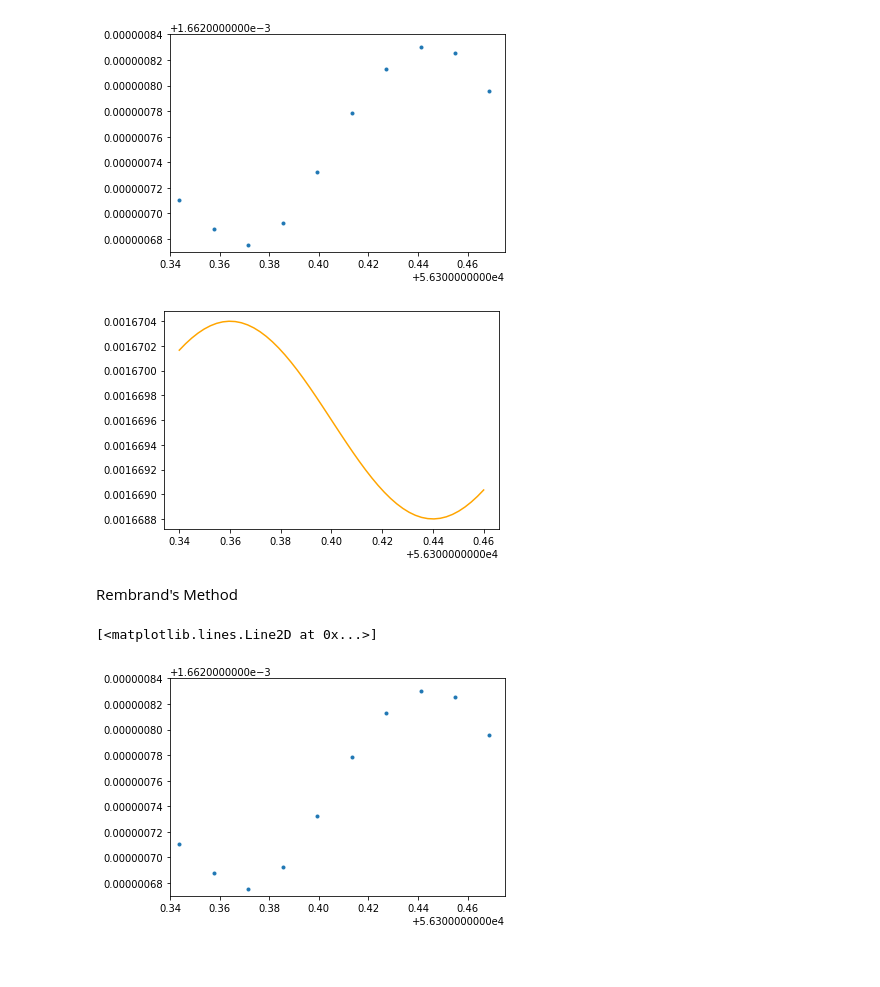
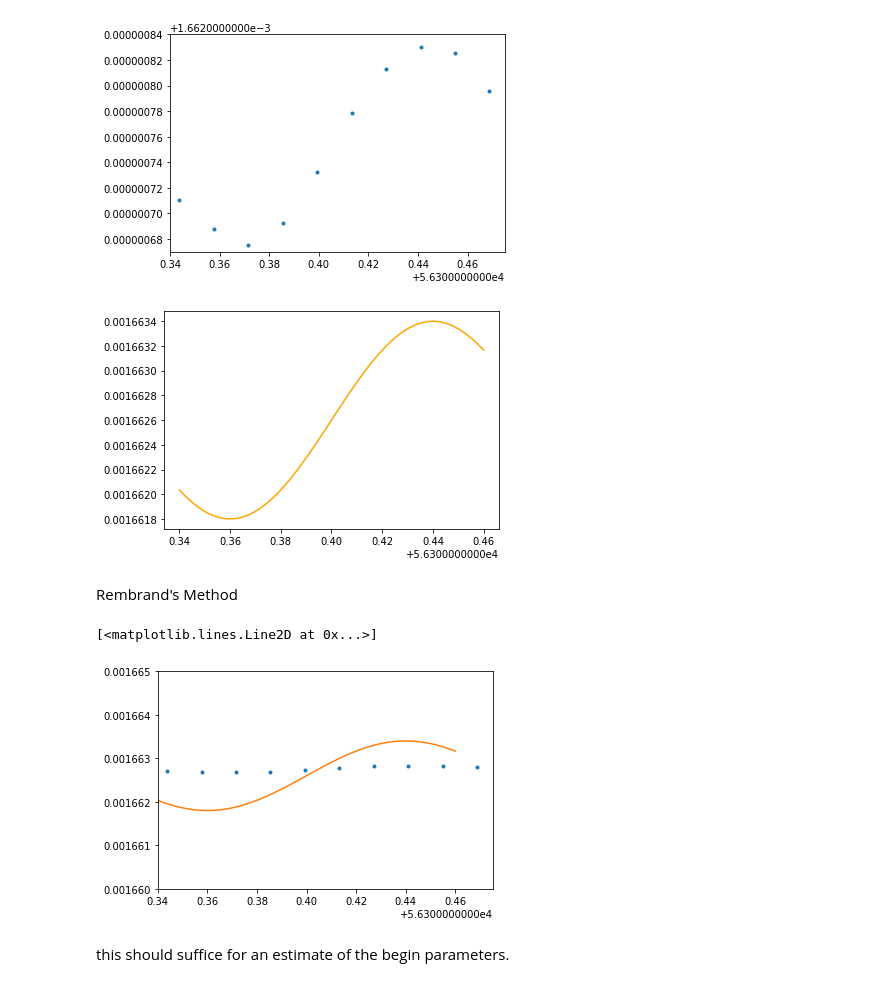
Before and after one commit to Yousousen/pulsar_analysis, a Jupyter notebook: src/script/rough_analysis_pulsar2.ipynb, the cells around one changed output. Cells and saved outputs as stored; diff of their text form; code cells hidden in the pictures; blank space fills up the shorter version.

```diff
--- a/src/script/rough_analysis_pulsar2.ipynb
+++ b/src/script/rough_analysis_pulsar2.ipynb
@@ -407,8 +407,8 @@ plt.ticklabel_format(style = 'plain')
 # %%
 phase = 0
 frequency = 1 / 0.16
-offset = 76 * 10 ** -7 + 1.662 * 10 ** -3
-amplitude = 8 * 10 ** -7 # Note the negative.
+offset = 6 * 10 ** -7 + 1.662 * 10 ** -3
+amplitude = - 8 * 10 ** -7 # Note the negative.
 # %%
 x = np.linspace(0.34 + 5.63 * 10 **4, 0.46 + 5.63 * 10 **4, 50)
 y = amplitude * np.sin(2 * np.pi * frequency * x + phase) + offset
@@ -416,17 +416,19 @@ y = amplitude * np.sin(2 * np.pi * frequency * x + phase) + offset
 plt.plot(x, y, '-', color='orange')
 plt.ticklabel_format(style = 'plain')
 # %% [output]
-[figure, old version]
+[figure, new version]
 # %% [markdown]
 Rembrand's Method
 # %%
 plt.xlim(0.34 + 5.63 * 10 **4, 0.475 + 5.63 * 10 **4)
 #plt.ylim(.00156267, .00176284)
-plt.ylim(.00166267, .00166284)
+plt.ylim(.001660, .001665)
 plt.ticklabel_format(style = 'plain')
 
 plt.plot(list_mjd2, periods, '.')
 plt.plot(x, y, '-')
 # %% [output]
 [<matplotlib.lines.Line2D at 0x...>]
-[figure, old version]
+[figure, new version]
+# %% [markdown]
+this should suffice for an estimate of the begin parameters.
```
Also changed, not shown: parts of 5 cells of this notebook.
